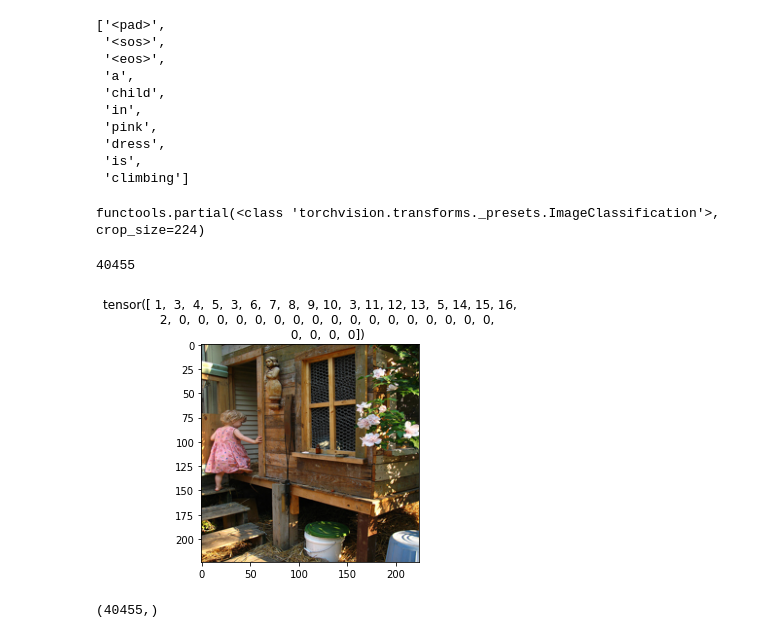
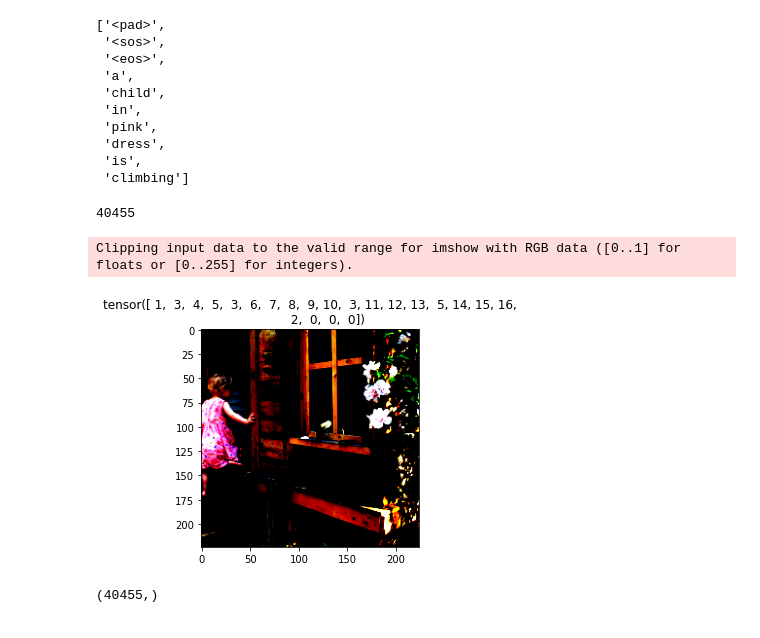
Before and after one commit to florinbarbisch/del, a Jupyter notebook: mc2.ipynb, the cells around one changed output. Cells and saved outputs as stored; diff of their text form; code cells hidden in the pictures.

Commit message:
Load images to memory right away and added train test split

```diff
--- a/mc2.ipynb
+++ b/mc2.ipynb
@@ -83,17 +85,6 @@ idx2word[:10]
  'dress',
  'is',
  'climbing']
-# %%
-# load ResNet50_Weights.IMAGENET1K_V1.transforms
-from torchvision.models import resnet50
-
-
-from torchvision import models
-transformations = models.ResNet50_Weights.IMAGENET1K_V1.transforms
-# inspect transformations
-transformations
-# %% [output]
-functools.partial(<class 'torchvision.transforms._presets.ImageClassification'>, crop_size=224)
 # %%
 class Flickr8kDataset(Dataset):
     def __init__(self, root_dir, captions_file, tokenizer, word2idx, transform=None):
@@ -156,16 +143,31 @@ dataset = Flickr8kDataset(config["image_dir"], config["caption_file"], special_w
 print(len(dataset))
 # %% [output]
 40455
+# %%
+class Collate:
+    def __init__(self, pad_idx):
+        self.pad_idx = pad_idx
+
+    def __call__(self, batch):
+        images, captions = zip(*batch)
+        images = torch.stack(images)
+        captions = nn.utils.rnn.pad_sequence(captions, batch_first=True, padding_value=self.pad_idx)
+        return images, captions
 # %%
-test_loader = DataLoader(dataset, batch_size=config["batch_size"], shuffle=False)
+test_loader = DataLoader(dataset,
+                         batch_size=config["batch_size"],
+                         shuffle=False,
+                         pin_memory=True,
+                         collate_fn=Collate(config["pad_idx"]))
 for i, (images, captions) in enumerate(test_loader):
 
     plt.imshow(images[0].permute(1, 2, 0))
     plt.title(captions[0])
     plt.show()
     break
 # %% [output]
+Clipping input data to the valid range for imshow with RGB data ([0..1] for floats or [0..255] for integers).
-[figure, old version]
+[figure, new version]
 # %%
 # analyze the captions lengths
 lengths = []
```
Also changed, not shown: parts of 4 cells of this notebook.
